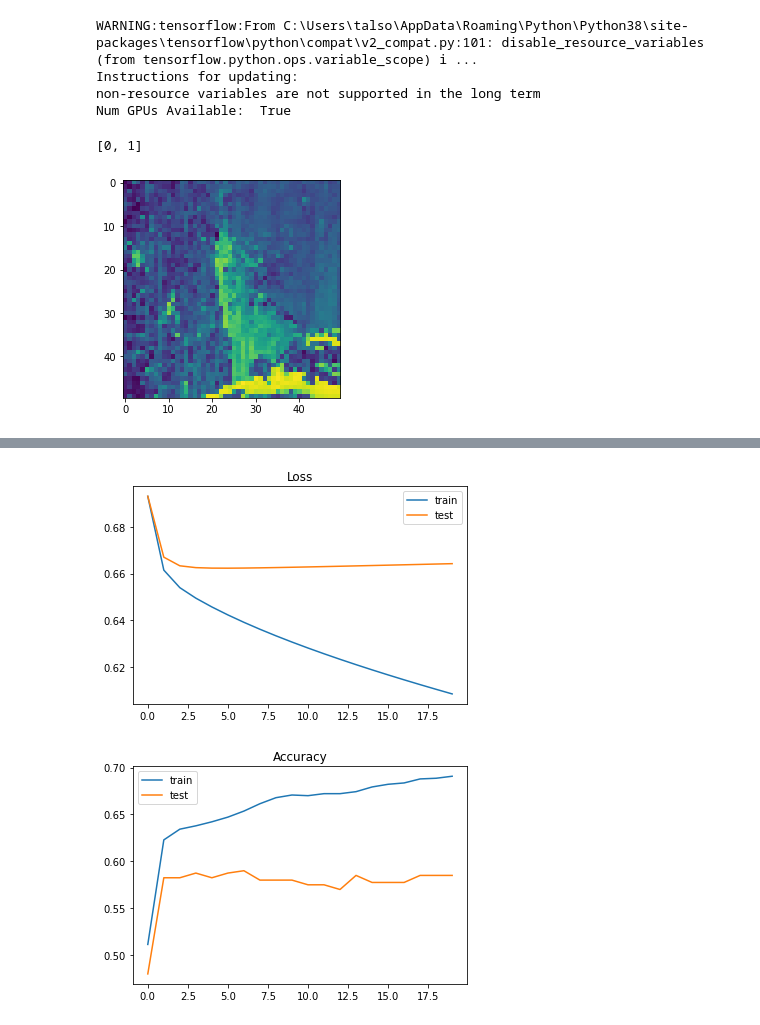
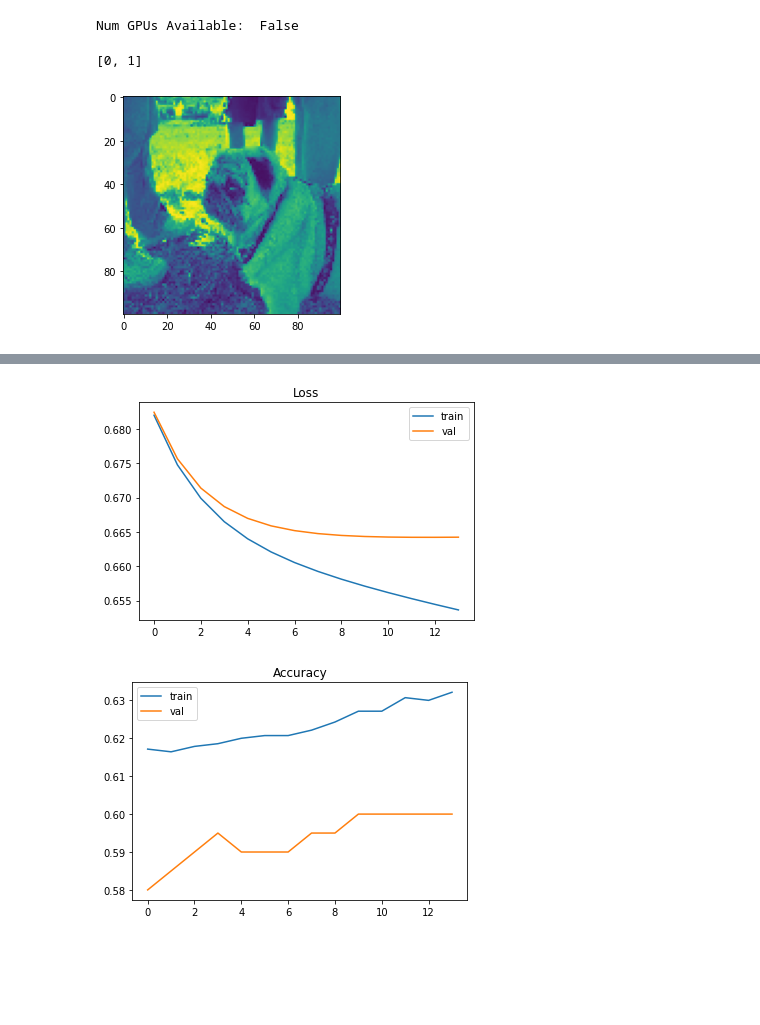
Before and after one commit to TalSomech/Dogs_vs_Wolves, a Jupyter notebook: LogisticRegression.ipynb, the cells around one changed output, grey strips where cells are left out. Saved outputs shown, nothing was run; the diff lists cells and outputs as text; code cells hidden in the pictures; blank space fills up the shorter version.

```diff
--- a/LogisticRegression.ipynb
+++ b/LogisticRegression.ipynb
@@ -10,13 +10,10 @@ import random
 tf.disable_v2_behavior()
 print("Num GPUs Available: ", tf.test.is_built_with_cuda())
 
-path="./data"
-IMG_SIZE=50
+path="../../data"
+IMG_SIZE=100
 # %% [output]
-WARNING:tensorflow:From C:\Users\talso\AppData\Roaming\Python\Python38\site-packages\tensorflow\python\compat\v2_compat.py:101: disable_resource_variables (from tensorflow.python.ops.variable_scope) i ...
-Instructions for updating:
-non-resource variables are not supported in the long term
-Num GPUs Available:  True
+Num GPUs Available:  False
 # %%
 dog_files=os.listdir(path+'/dogs')
 wolf_files=os.listdir(path+'/wolves')
@@ -55,7 +52,7 @@ val_df=df[1400:1600]
 test_df=df[1600:]
 # %% [output]
 [0, 1]
-[figure, old version]
+[figure, new version]
 # %%
 x_train=list(train_df.data)
 y_train=list(train_df.label)
@@ -78,9 +75,9 @@ correct_prediction = tf.equal(prediction, tf.argmax(Y,1))
 accuracy = tf.reduce_mean(tf.cast(correct_prediction, tf.float32))
 
 loss1=tf.nn.sigmoid_cross_entropy_with_logits(labels=Y,logits=h)
-loss = tf.reduce_mean(loss1)+0.00001*tf.nn.l2_loss(W)
-
-update = tf.train.GradientDescentOptimizer(0.00000001).minimize(loss)
+# loss = tf.reduce_mean(loss1)+0.00001*tf.nn.l2_loss(W)
+loss = tf.reduce_mean(loss1)
+update = tf.train.GradientDescentOptimizer(0.000000005).minimize(loss)
 # %%
 def printGraph(train_loss,test_loss,train_acc,test_acc):
     # print(alphas)
@@ -105,22 +102,29 @@ train_acc_arr=[]
 val_acc_arr=[]
 ac=[]
 ac_v=[]
+max_acc = 0
 sess=tf.Session()
 sess.run(tf.global_variables_initializer())
-for k in range(0,20000):
+for k in range(0,2000):
     curr_index = 0
     # for i in range(0,num_batches):
         # batch_x,batch_y = getBatch(x_train,y_train,i,batch_size)
-    if k%1000==1:
+    if k%100==0 and k!=0:
         #loss_data.append(loss.eval(session= sess, feed_dict = {X:x_train,Y:y_train}))
         train_acc,train_loss = sess.run([accuracy,loss], feed_dict={X:x_train,Y:y_train})
         val_acc,val_loss = sess.run([accuracy,loss], feed_dict={X:x_val,Y:y_val})
-        print (" Training accuracy: %.10f, Training loss: %.10f" % (train_acc, train_loss))
-        print (" Val accuracy: %.10f, Val loss: %.10f" % (val_acc, val_loss))
         val_acc_arr.append(float(val_acc))
         train_acc_arr.append(float(train_acc))
         val_loss_arr.append(float(val_loss))
         train_loss_arr.append(float(train_loss))
+        if(max_acc<val_acc):
+            max_acc = val_acc
+        print (" Training accuracy: %.10f, Training loss: %.10f" % (train_acc, train_loss))
+        print (" Val accuracy: %.10f, Val loss: %.10f" % (val_acc, val_loss))
+        if k!=100:
+            if val_loss_arr[int(k/100)-2]<val_loss_arr[int(k/100)-1] or max_acc-val_acc>0.02 or val_loss-train_loss >0.001:
+                print("-------------------break-------------------")
+                break
     sess.run([update],feed_dict={X:x_train,Y:y_train})
 printGraph(train_loss_arr,val_loss_arr,train_acc_arr,val_acc_arr)
 test_acc,test_loss = sess.run([accuracy,loss], feed_dict={X:x_test,Y:y_test})
@@ -146,2 +150,2 @@ print (" Val accuracy: %.10f, Val loss: %.10f" % (test_acc, test_loss))
-[figure, old version]
+[figure, new version]
-[figure, old version]
+[figure, new version]
```
Also changed, not shown: parts of 1 cell of this notebook, 1 other file.
